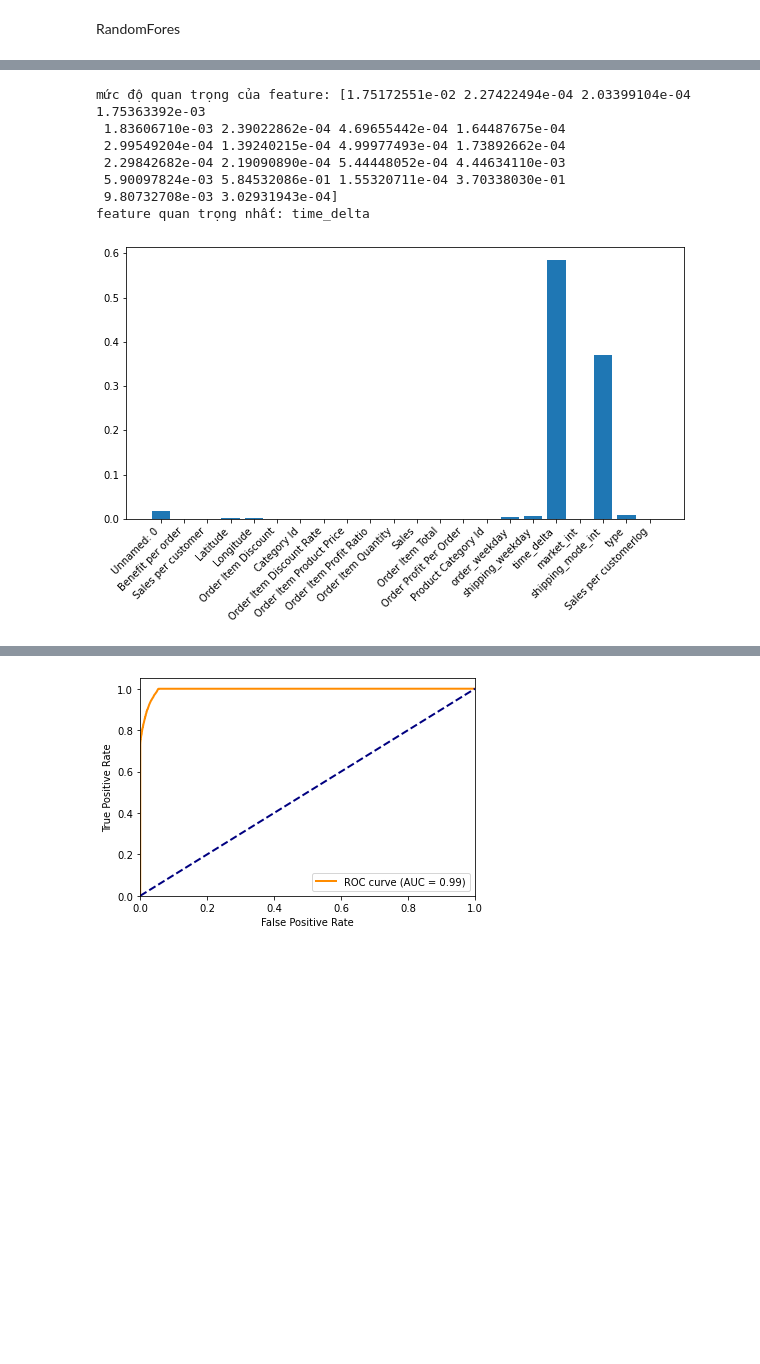
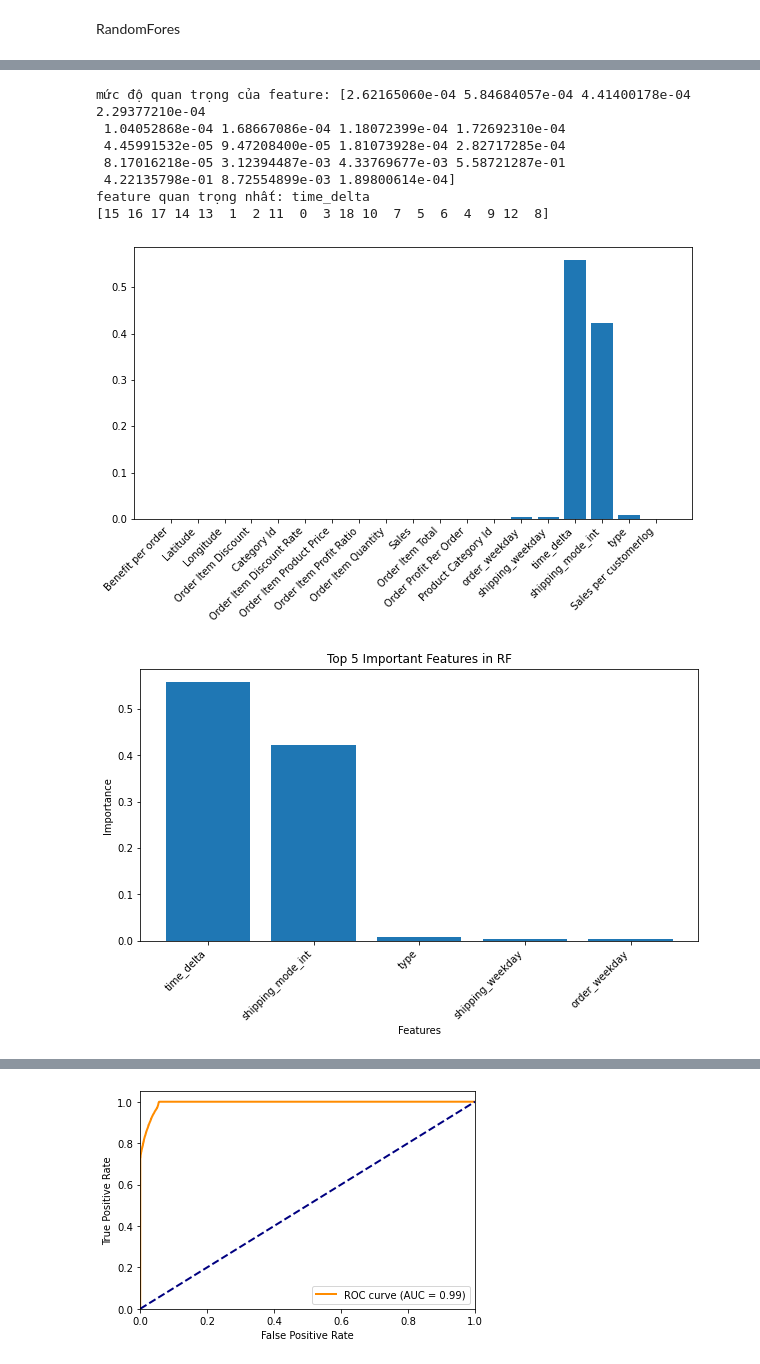
Before and after one commit to duclvQ/supply_chain, a Jupyter notebook: final_models_fulldata.ipynb, the cells around one changed output, grey strips where cells are left out. Drawn from its saved outputs; the diff is of its cells as text; code cells hidden in the pictures; blank space fills up the shorter version.

```diff
--- a/final_models_fulldata.ipynb
+++ b/final_models_fulldata.ipynb
@@ -19,5 +19,6 @@ data = pd.read_csv(chose_data)
 total_data =  len(data.index)
 print('the number of sample:',total_data)
 #adata = data.drop(['Unnamed: 0', 'Latitude', 'Longitude', 'Sales', 'Late_delivery_risk'], axis = 1)
+data = data.drop([ 'Unnamed: 0','market_int',], axis = 1)
 data.keys()
 # %% [output]
@@ -76,20 +76,42 @@ plt.show()
 # %%
 # biểu thị mức độ quan trọng của feature, cao nhất ứng vs quan trọng nhất
 plt.figure(figsize=(10,5))
 print('mức độ quan trọng của feature:', rf.feature_importances_)
-plt.bar(list(data.drop('Late_delivery_risk', axis = 1).keys()),rf.feature_importances_)
+plt.bar(list(data.drop(['Late_delivery_risk'], axis = 1).keys()),rf.feature_importances_)
 # Xoay trục x
 plt.xticks(rotation=45, ha='right')
-print('feature quan trọng nhất:', list(data.drop('Late_delivery_risk', axis = 1).keys())[np.argmax(rf.feature_importances_)])
+print('feature quan trọng nhất:', list(data.drop(['Late_delivery_risk'], axis = 1).keys())[np.argmax(rf.feature_importances_)])
+
+import numpy as np
+import matplotlib.pyplot as plt
+
+# Đoạn code tính toán mức độ quan trọng của features và vẽ biểu đồ
+feature_importances = rf.feature_importances_
+feature_names = list(data.drop(['Late_delivery_risk'], axis=1).keys())
+sorted_indices = np.argsort(feature_importances)[::-1]
+print(sorted_indices)
+top_feature_indices = sorted_indices[:5]
+top_feature_names = [feature_names[i] for i in top_feature_indices]
+top_feature_importances = feature_importances[top_feature_indices]
+
+plt.figure(figsize=(10, 5))
+plt.bar(top_feature_names, top_feature_importances)
+plt.xticks(rotation=45, ha='right')
+plt.xlabel('Features')
+plt.ylabel('Importance')
+plt.title('Top 5 Important Features in RF')
+plt.savefig('top_5_important_features_RF_full_data.png')
+plt.show()
 # %% [output]
-mức độ quan trọng của feature: [1.75172551e-02 2.27422494e-04 2.03399104e-04 1.75363392e-03
- 1.83606710e-03 2.39022862e-04 4.69655442e-04 1.64487675e-04
- 2.99549204e-04 1.39240215e-04 4.99977493e-04 1.73892662e-04
- 2.29842682e-04 2.19090890e-04 5.44448052e-04 4.44634110e-03
- 5.90097824e-03 5.84532086e-01 1.55320711e-04 3.70338030e-01
- 9.80732708e-03 3.02931943e-04]
+mức độ quan trọng của feature: [2.62165060e-04 5.84684057e-04 4.41400178e-04 2.29377210e-04
+ 1.04052868e-04 1.68667086e-04 1.18072399e-04 1.72692310e-04
+ 4.45991532e-05 9.47208400e-05 1.81073928e-04 2.82717285e-04
+ 8.17016218e-05 3.12394487e-03 4.33769677e-03 5.58721287e-01
+ 4.22135798e-01 8.72554899e-03 1.89800614e-04]
 feature quan trọng nhất: time_delta
+[15 16 17 14 13  1  2 11  0  3 18 10  7  5  6  4  9 12  8]
-[figure, old version]
+[figure, new version]
+[figure, added]
 # %%
 y_pred = model.predict(x_test)
 cm = confusion_matrix(y_test,y_pred)
```
Also changed, not shown: parts of 13 cells of this notebook, 14 other files.
